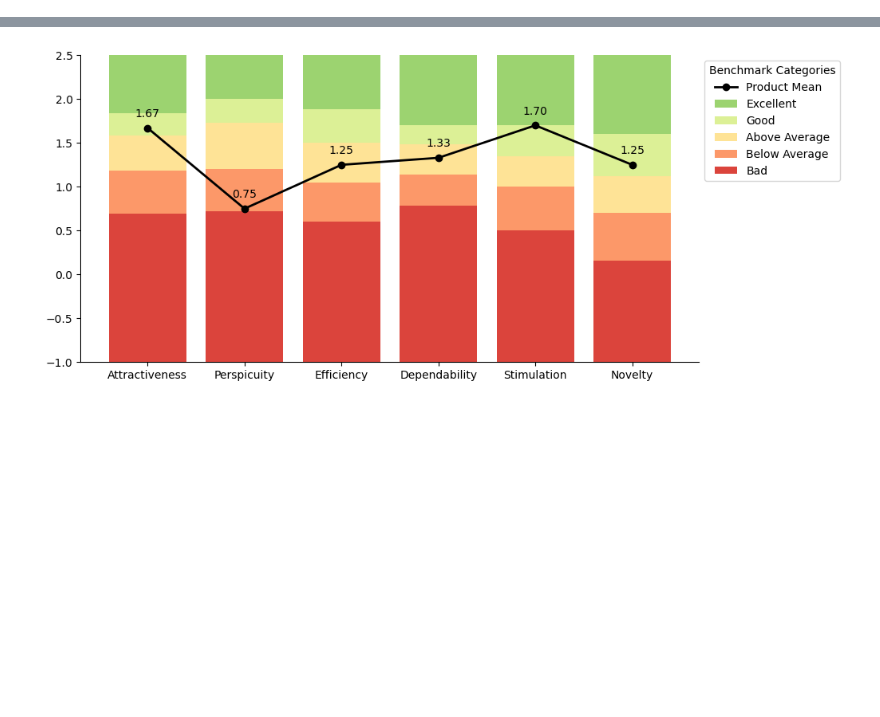
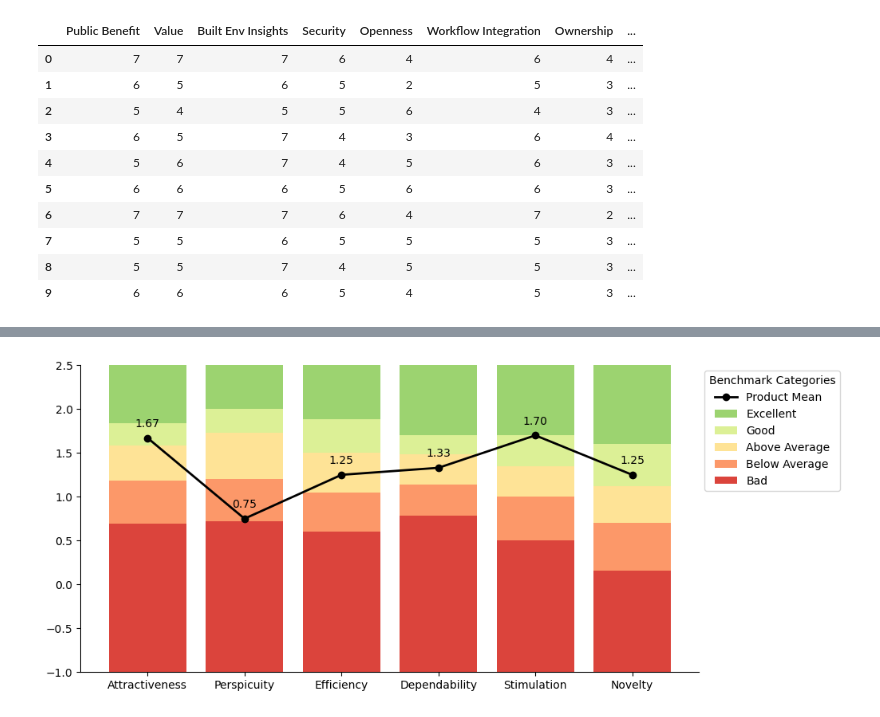
Before and after one commit to desaiwang/enhancing-urban-digital-twin-interfaces, a Jupyter notebook: likert.ipynb, the cells around one changed output, grey strips where cells are left out. Saved outputs shown, nothing was run; the diff lists cells and outputs as text; code cells hidden in the pictures; blank space fills up the shorter version.

```diff
--- a/likert.ipynb
+++ b/likert.ipynb
@@ -22,6 +22,20 @@ columns = [
 ]
 
 df = pd.DataFrame(data, columns=columns)
+# %%
+df
+# %% [output]
+|  | Public Benefit | Value | Built Env Insights | Security | Openness | Workflow Integration | Ownership | ... |
+| 0 | 7 | 7 | 7 | 6 | 4 | 6 | 4 | ... |
+| 1 | 6 | 5 | 6 | 5 | 2 | 5 | 3 | ... |
+| 2 | 5 | 4 | 5 | 5 | 6 | 4 | 3 | ... |
+| 3 | 6 | 5 | 7 | 4 | 3 | 6 | 4 | ... |
+| 4 | 5 | 6 | 7 | 4 | 5 | 6 | 3 | ... |
+| 5 | 6 | 6 | 6 | 5 | 6 | 6 | 3 | ... |
+| 6 | 7 | 7 | 7 | 6 | 4 | 7 | 2 | ... |
+| 7 | 5 | 5 | 6 | 5 | 5 | 5 | 3 | ... |
+| 8 | 5 | 5 | 7 | 4 | 5 | 5 | 3 | ... |
+| 9 | 6 | 6 | 6 | 5 | 4 | 5 | 3 | ... |
 # %%
 #transform data to be between -3 to 3
 df_calibrated = df-4
```
Also changed, not shown: parts of 5 cells of this notebook.
